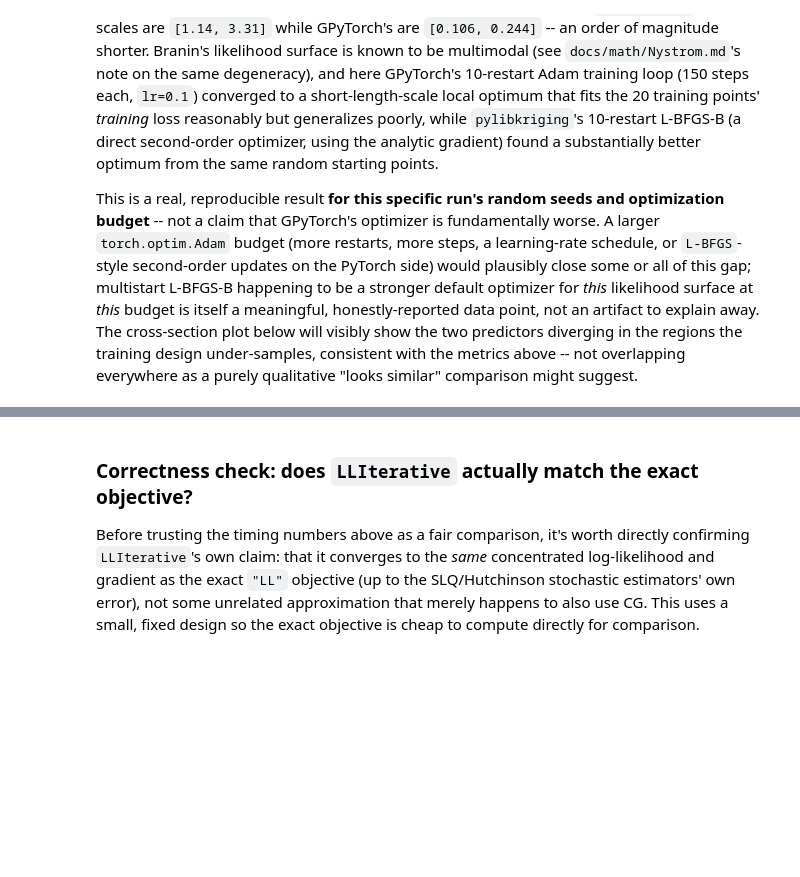
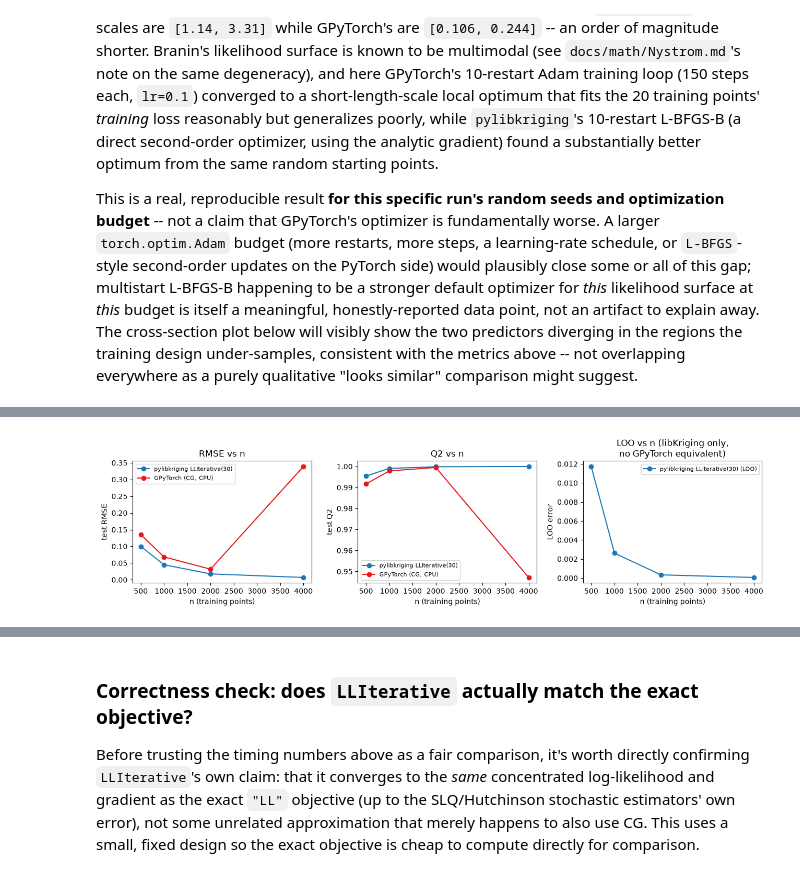
Before and after one commit to libKriging/libKriging, a Jupyter notebook: docs/comparisons/libKriging_vs_GPyTorch.ipynb, the cells around one changed output, grey strips where cells are left out. Drawn from its saved outputs; the diff is of its cells as text; code cells hidden in the pictures; blank space fills up the shorter version.

```diff
--- a/docs/comparisons/libKriging_vs_GPyTorch.ipynb
+++ b/docs/comparisons/libKriging_vs_GPyTorch.ipynb
@@ -408,3 +479,25 @@ plt.show()
+# %%
+fig, axes = plt.subplots(1, 3, figsize=(13, 3.5))
+
+axes[0].plot(ns_cg, [r["rmse_lk"] for r in results_cg], "o-", color="#1f78b4", label="pylibkriging LLIterative(30)")
+axes[0].plot(ns_cg, [r["rmse_gpt"] for r in results_cg], "o-", color="#e31a1c", label="GPyTorch (CG, CPU)")
+axes[0].set_xlabel("n (training points)"); axes[0].set_ylabel("test RMSE"); axes[0].set_title("RMSE vs n")
+axes[0].legend(fontsize=8)
+
+axes[1].plot(ns_cg, [r["q2_lk"] for r in results_cg], "o-", color="#1f78b4", label="pylibkriging LLIterative(30)")
+axes[1].plot(ns_cg, [r["q2_gpt"] for r in results_cg], "o-", color="#e31a1c", label="GPyTorch (CG, CPU)")
+axes[1].set_xlabel("n (training points)"); axes[1].set_ylabel("test Q2"); axes[1].set_title("Q2 vs n")
+axes[1].legend(fontsize=8)
+
+axes[2].plot(ns_cg, [r["loo_lk"] for r in results_cg], "o-", color="#1f78b4", label="pylibkriging LLIterative(30) (LOO)")
+axes[2].set_xlabel("n (training points)"); axes[2].set_ylabel("LOO error")
+axes[2].set_title("LOO vs n (libKriging only,\nno GPyTorch equivalent)")
+axes[2].legend(fontsize=8)
+
+fig.tight_layout()
+plt.show()
+# %% [output]
+[figure, added]
 # %% [markdown]
 Both sides are doing the same *kind* of work here -- CG-based
 matrix-vector solves against the (exact) covariance matrix, an O(n²) matvec
```
Also changed, not shown: parts of 5 cells of this notebook.
